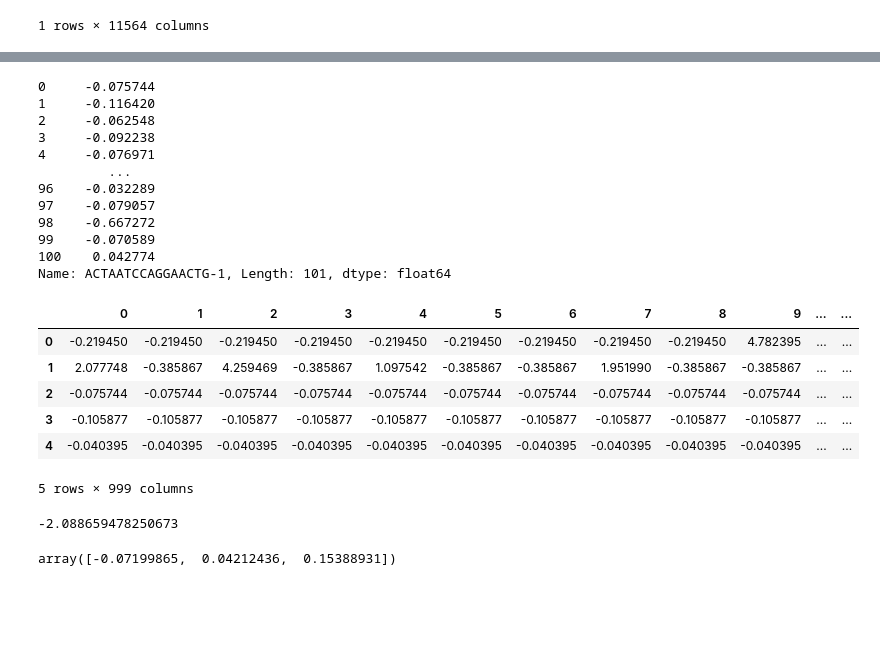
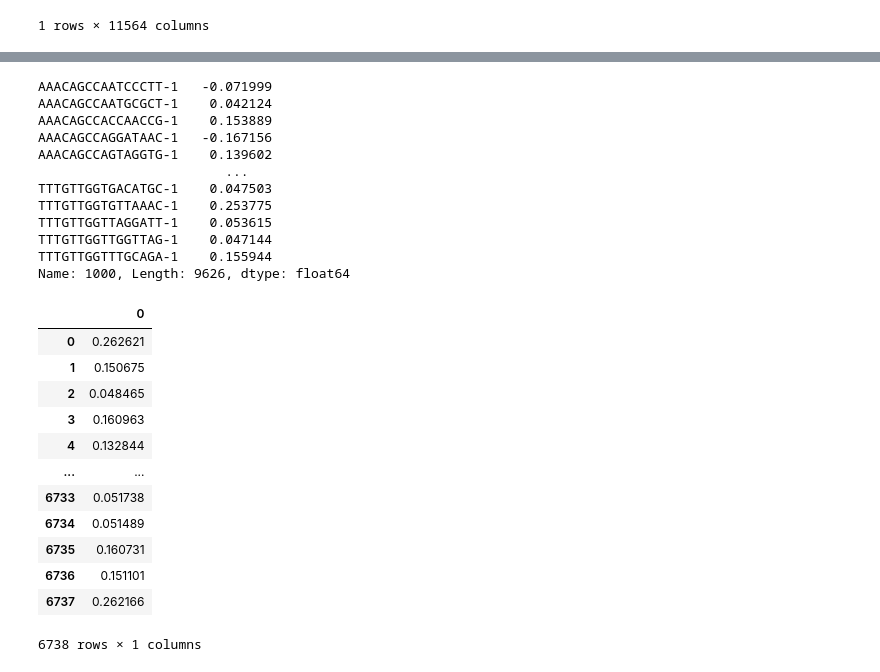
Before and after one commit to the-rich-piana/BioInfo-Notes, a Jupyter notebook: predict_cell_type.ipynb, the cells around one changed output, grey strips where cells are left out. Saved outputs shown, nothing was run; the diff lists cells and outputs as text; code cells hidden in the pictures; blank space fills up the shorter version.

```diff
--- a/predict_cell_type.ipynb
+++ b/predict_cell_type.ipynb
@@ -144,7 +143,7 @@ reg.loc[:, reg.std() > 0.9]
 9809 rows × 997 columns
 # %%
 #Select a subsample of cells/barcodes to set as X (the predictor)
-features = 100
+features = 1000
 atac2 = atac.transpose()
 atac3 = atac2.iloc[:, 0:features].transpose()
 #features = [0,100]
@@ -191,7 +190,8 @@ atac5 = atac4.append(sing4)
 #Remove Bcell_score indexing
 atac6 =atac5.dropna(axis=1).reset_index()
 atac_df = atac6.iloc[:, 1:]
-atac_df.transpose()
+atac_df = atac_df.transpose()
+atac_df
 # %% [output]
 |  | 0 | 1 | 2 | 3 | 4 | 5 | 6 | 7 | 8 | 9 | ... | ... |
 | AAACAGCCAATCCCTT-1 | -0.075744 | -0.11642 | -0.062548 | -0.092238 | -0.076971 | -0.110783 | -0.164002 | 1.866472 | -0.214832 | -0.245019 | ... | ... |
@@ -209,38 +209,40 @@ atac_df.transpose()
 # %%
 atac_ml = atac_df
 X = atac_ml.iloc[:, 0:999]
+Y = atac_ml.loc[:, 1000]
 X
-Y = atac_ml.iloc[:, 1000]
 Y
-#atac_ml.head(5)
-#X
-#print(X.shape)
-#print(Y)
 # %% [output]
-0     -0.075744
-1     -0.116420
-2     -0.062548
-3     -0.092238
-4     -0.076971
-         ...
-96    -0.032289
-97    -0.079057
-98    -0.667272
-99    -0.070589
-100    0.042774
-Name: ACTAATCCAGGAACTG-1, Length: 101, dtype: float64
+AAACAGCCAATCCCTT-1   -0.071999
+AAACAGCCAATGCGCT-1    0.042124
+AAACAGCCACCAACCG-1    0.153889
+AAACAGCCAGGATAAC-1   -0.167156
+AAACAGCCAGTAGGTG-1    0.139602
+                        ...
+TTTGTTGGTGACATGC-1    0.047503
+TTTGTTGGTGTTAAAC-1    0.253775
+TTTGTTGGTTAGGATT-1    0.053615
+TTTGTTGGTTGGTTAG-1    0.047144
+TTTGTTGGTTTGCAGA-1    0.155944
+Name: 1000, Length: 9626, dtype: float64
 # %%
 
-X_train, X_test, Y_train, Y_test = train_test_split(X.values, Y.values, test_size=0.3, random_state = 40)
+X_train, X_test, Y_train, Y_test = train_test_split(X.values, Y.values, test_size=0.3, random_state = 1)
 #print(X_train.shape); print(X_test.shape)
 
-l = pd.DataFrame(data=X_train)
-l.head()
+l = pd.DataFrame(data=Y_train)
+l
 # %% [output]
-|  | 0 | 1 | 2 | 3 | 4 | 5 | 6 | 7 | 8 | 9 | ... | ... |
-| 0 | -0.219450 | -0.219450 | -0.219450 | -0.219450 | -0.219450 | -0.219450 | -0.219450 | -0.219450 | -0.219450 | 4.782395 | ... | ... |
-| 1 | 2.077748 | -0.385867 | 4.259469 | -0.385867 | 1.097542 | -0.385867 | -0.385867 | 1.951990 | -0.385867 | -0.385867 | ... | ... |
-| 2 | -0.075744 | -0.075744 | -0.075744 | -0.075744 | -0.075744 | -0.075744 | -0.075744 | -0.075744 | -0.075744 | -0.075744 | ... | ... |
-| 3 | -0.105877 | -0.105877 | -0.105877 | -0.105877 | -0.105877 | -0.105877 | -0.105877 | -0.105877 | -0.105877 | -0.105877 | ... | ... |
-| 4 | -0.040395 | -0.040395 | -0.040395 | -0.040395 | -0.040395 | -0.040395 | -0.040395 | -0.040395 | -0.040395 | -0.040395 | ... | ... |
+|  | 0 |
+| 0 | 0.262621 |
+| 1 | 0.150675 |
+| 2 | 0.048465 |
+| 3 | 0.160963 |
+| 4 | 0.132844 |
+| ... | ... |
+| 6733 | 0.051738 |
+| 6734 | 0.051489 |
+| 6735 | 0.160731 |
+| 6736 | 0.151101 |
+| 6737 | 0.262166 |
-5 rows × 999 columns
+6738 rows × 1 columns
@@ -249,12 +248,0 @@ nn = MLPRegressor(max_iter=1000, activation='relu') #hidden_layer_sizes= (8,8,8)
-# %%
-nn.fit(X_train, Y_train)
-nn_pred = nn.predict(X_test)
-score = nn.score(X_test, Y_test)
-#print(nn_pred)
-print(score)
-# %% [output]
--2.088659478250673
-# %%
-Y_train
-# %% [output]
-array([-0.07199865,  0.04212436,  0.15388931])
```
Also changed, not shown: parts of 11 cells of this notebook.
